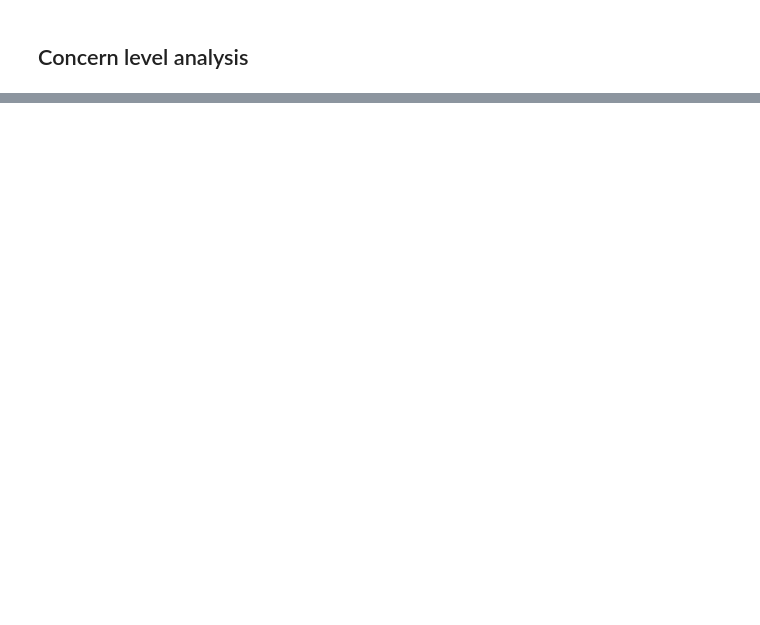
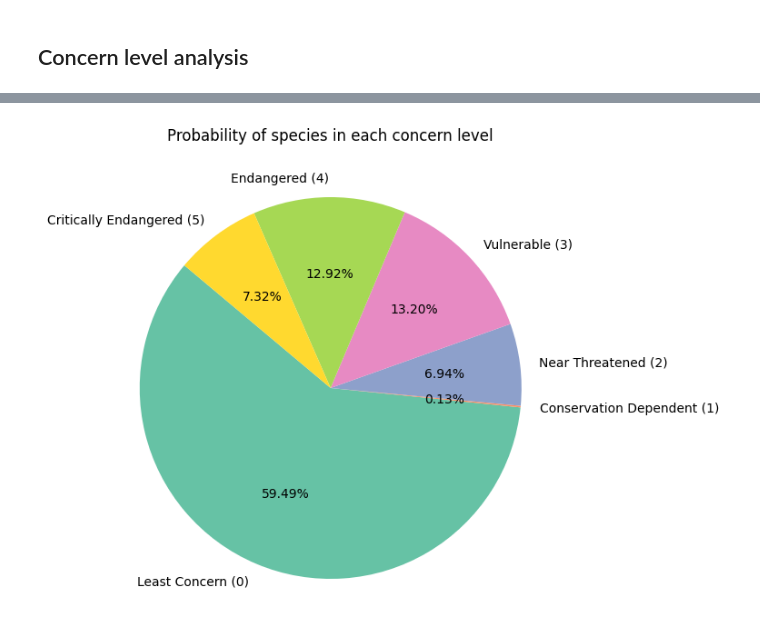
Before and after one commit to fiofana/IUCN-red-list, a Jupyter notebook: endangered_species.ipynb, the cells around one changed output, grey strips where cells are left out. Saved outputs shown, nothing was run; the diff lists cells and outputs as text; code cells hidden in the pictures; blank space fills up the shorter version.

```diff
--- a/endangered_species.ipynb
+++ b/endangered_species.ipynb
@@ -447,0 +500,8 @@ Data overview conclusion:
+# %%
+total_species = species_endangerment_counts.sum()
+species_endangerment_probabilities = species_endangerment_counts / total_species
+species_endangerment_probabilities = species_endangerment_probabilities.sort_index()
+
+print(f'The probability of a given species (of a total of {total_species} species) being in each concern level is:')
+for endangerment_level, probability in species_endangerment_probabilities.items():
+    print(f'{endangerment_level} - {probability:.2%}')
@@ -447,0 +516,15 @@ Data overview conclusion:
+# %%
+# Plotting the pie chart
+labels = ["Least Concern (0)", "Conservation Dependent (1)", "Near Threatened (2)",
+          "Vulnerable (3)", "Endangered (4)", "Critically Endangered (5)"]
+sizes = species_endangerment_probabilities.values
+explode = (0.01, 0.01, 0.01, 0.01, 0.01, 0.01)
+
+plt.figure(figsize=(8, 6))
+plt.pie(sizes, labels=labels, autopct='%1.2f%%', startangle=140, colors=plt.cm.Set2.colors)
+plt.axis('equal') # Circle
+plt.title('Probability of species in each concern level', pad=30)
+
+plt.show()
+# %% [output]
+[figure, added]
```
Also changed, not shown: parts of 13 cells of this notebook.
